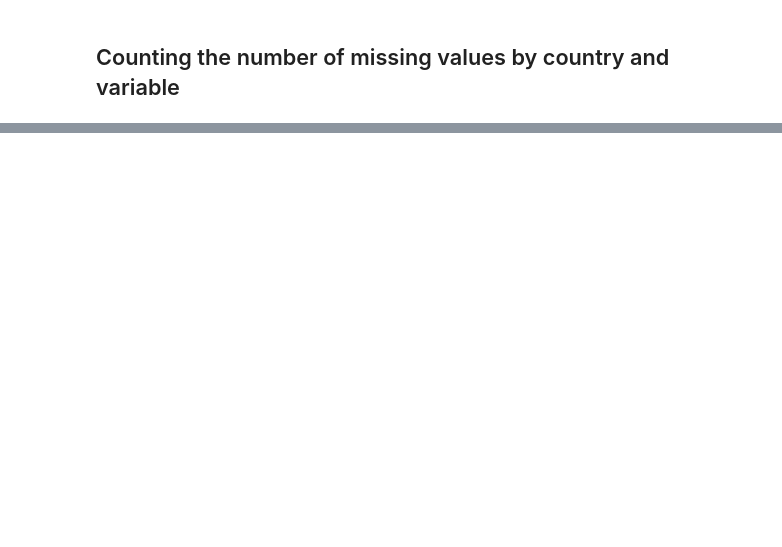
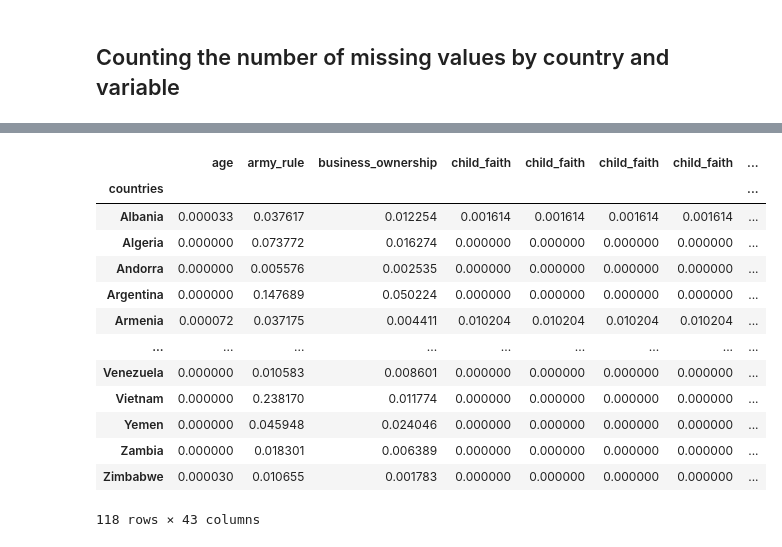
Before and after one commit to JohnH99/the-political-spectrum-in-crosscultural-perspective, a Jupyter notebook: maximum_number_of_countries_version.ipynb, the cells around one changed output, grey strips where cells are left out. Drawn from its saved outputs; the diff is of its cells as text; code cells hidden in the pictures; blank space fills up the shorter version.

```diff
--- a/maximum_number_of_countries_version.ipynb
+++ b/maximum_number_of_countries_version.ipynb
@@ -510,2 +575,0 @@ print(ivs_selected['D059'].unique())
-# %%
-ivs_selected[ivs_selected < 0] = None
@@ -541,6 +597,6 @@ G006             33147
 dtype: int64
 # %%
-na_no_by_country_and_variable = ivs_selected.isna().groupby(ivs_selected['S003']).sum()
+na_no_by_country_and_variable = ivs_selected.isna().groupby(ivs_selected['countries']).sum()
 # %%
 with pd.option_context('display.max_rows', None,
                        'display.max_columns', None,
@@ -567,0 +624,21 @@ S003
+# %%
+all_no_by_country_and_variable = ivs_selected.groupby(ivs_selected['countries']).sum()
+# %%
+percent_by_country_and_variable = na_no_by_country_and_variable / all_no_by_country_and_variable
+# %%
+percent_by_country_and_variable
+# %% [output]
+|  | age | army_rule | business_ownership | child_faith | child_faith | child_faith | child_faith | ... |
+| countries |  |  |  |  |  |  |  | ... |
+| Albania | 0.000033 | 0.037617 | 0.012254 | 0.001614 | 0.001614 | 0.001614 | 0.001614 | ... |
+| Algeria | 0.000000 | 0.073772 | 0.016274 | 0.000000 | 0.000000 | 0.000000 | 0.000000 | ... |
+| Andorra | 0.000000 | 0.005576 | 0.002535 | 0.000000 | 0.000000 | 0.000000 | 0.000000 | ... |
+| Argentina | 0.000000 | 0.147689 | 0.050224 | 0.000000 | 0.000000 | 0.000000 | 0.000000 | ... |
+| Armenia | 0.000072 | 0.037175 | 0.004411 | 0.010204 | 0.010204 | 0.010204 | 0.010204 | ... |
+| ... | ... | ... | ... | ... | ... | ... | ... | ... |
+| Venezuela | 0.000000 | 0.010583 | 0.008601 | 0.000000 | 0.000000 | 0.000000 | 0.000000 | ... |
+| Vietnam | 0.000000 | 0.238170 | 0.011774 | 0.000000 | 0.000000 | 0.000000 | 0.000000 | ... |
+| Yemen | 0.000000 | 0.045948 | 0.024046 | 0.000000 | 0.000000 | 0.000000 | 0.000000 | ... |
+| Zambia | 0.000000 | 0.018301 | 0.006389 | 0.000000 | 0.000000 | 0.000000 | 0.000000 | ... |
+| Zimbabwe | 0.000030 | 0.010655 | 0.001783 | 0.000000 | 0.000000 | 0.000000 | 0.000000 | ... |
+118 rows × 43 columns
```
Also changed, not shown: parts of 36 cells of this notebook.
